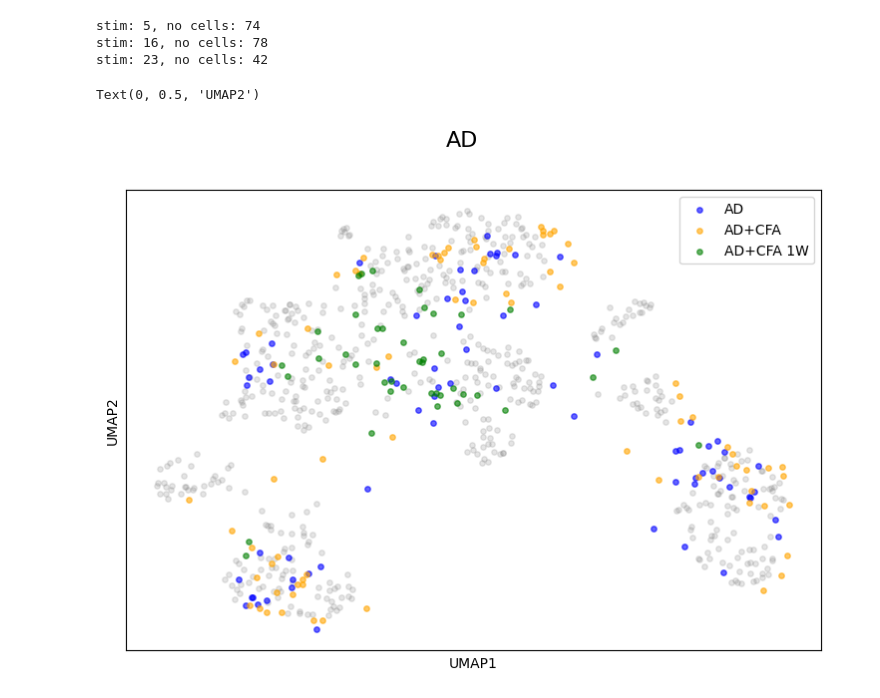
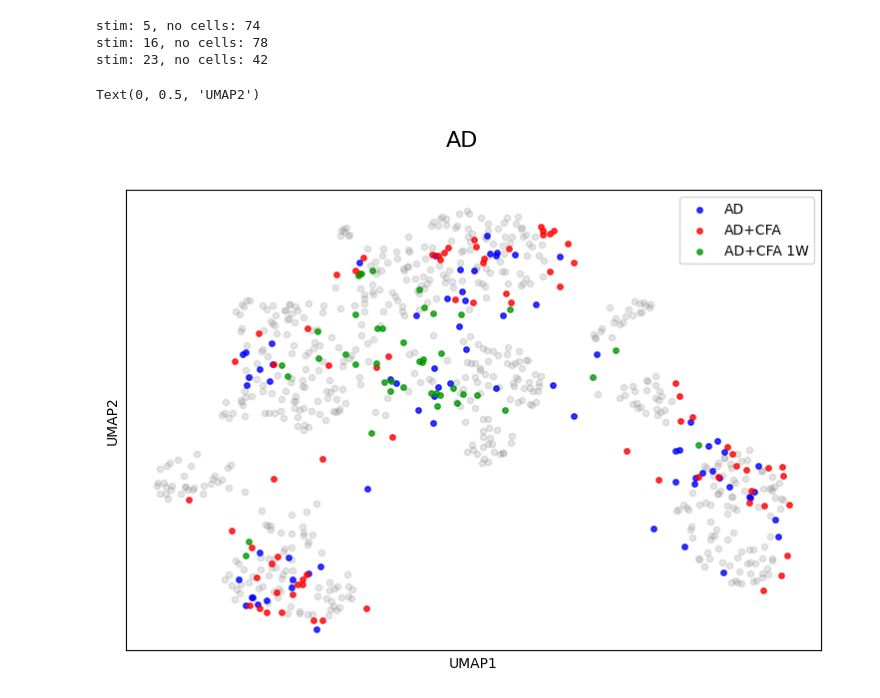
Before and after one commit to ilo21/single_cell_sequencing, a Jupyter notebook: my_new_analysis/embedding_data_in_control_umap.ipynb, the cells around one changed output. Cells and saved outputs as stored; diff of their text form; code cells hidden in the pictures.

Commit message:
Changed stim colors

```diff
--- a/my_new_analysis/embedding_data_in_control_umap.ipynb
+++ b/my_new_analysis/embedding_data_in_control_umap.ipynb
@@ -188,8 +188,9 @@ labels=['Control','Pinch','New_stroke','Ballon','AG','AD','Heating','Mock','Old_
 # Interesting stimuli
 stimuli_agb = [4,17,22]
 stimuli_ad = [5,16,23]
-stimuli2show = [5,16,23]
-colors2show = ['blue', 'orange','green']
+stimuli2show = stimuli_ad
+# colors2show = ['blue', 'orange','green']
+colors2show = ['#0000ff', '#ff0000', '#009900']
 # %%
 # create slices of data for stimulus to show
 stim2show_data = []
@@ -206,21 +207,26 @@ stim: 23, no cells: 42
 # %%
 # show each stimulus on a single plot
 figure, axes = plt.subplots()
-axes.scatter(umap_control_only[:,0],umap_control_only[:,1], s=15, c='gray', alpha=0.2)
+axes.scatter(umap_control_only[:,0],umap_control_only[:,1], s=20, c='gray', alpha=0.2)
 for i,stim in enumerate(stim2show_data): # for each stim
     cells_stim_name = int(stimuli2show[i]) # check what was the stim
     cells_stim_name = labels[cells_stim_name]
     current_color = colors2show[i]
-    axes.scatter(stim[:,0],stim[:,1],s= 15, c=current_color, label = cells_stim_name, alpha=0.6)
+    axes.scatter(stim[:,0],stim[:,1],s= 15, c=current_color, label = cells_stim_name, alpha=0.8)
 axes.grid(False)
 axes.legend()
 figure.set_size_inches([9,6])
 figure.suptitle("AD", fontsize=16)
 # Hide X and Y axes tick marks
 axes.set_xticks([])
 axes.set_yticks([])
 axes.set_xlabel('UMAP1')
 axes.set_ylabel('UMAP2')
+
+# # show with clusters
+# plt.scatter(umap_control.embedding_[:, 0], umap_control.embedding_[:, 1], s= 15, alpha=0.4, c=clusters_control, cmap='Spectral')
+# plt.title('Control cells UMAP', fontsize=18)
+# plt.colorbar(boundaries=np.arange(NO_clusters+1)-0.5).set_ticks(np.arange(NO_clusters))
 # %% [output]
 Text(0, 0.5, 'UMAP2')
-[figure, old version]
+[figure, new version]
```
